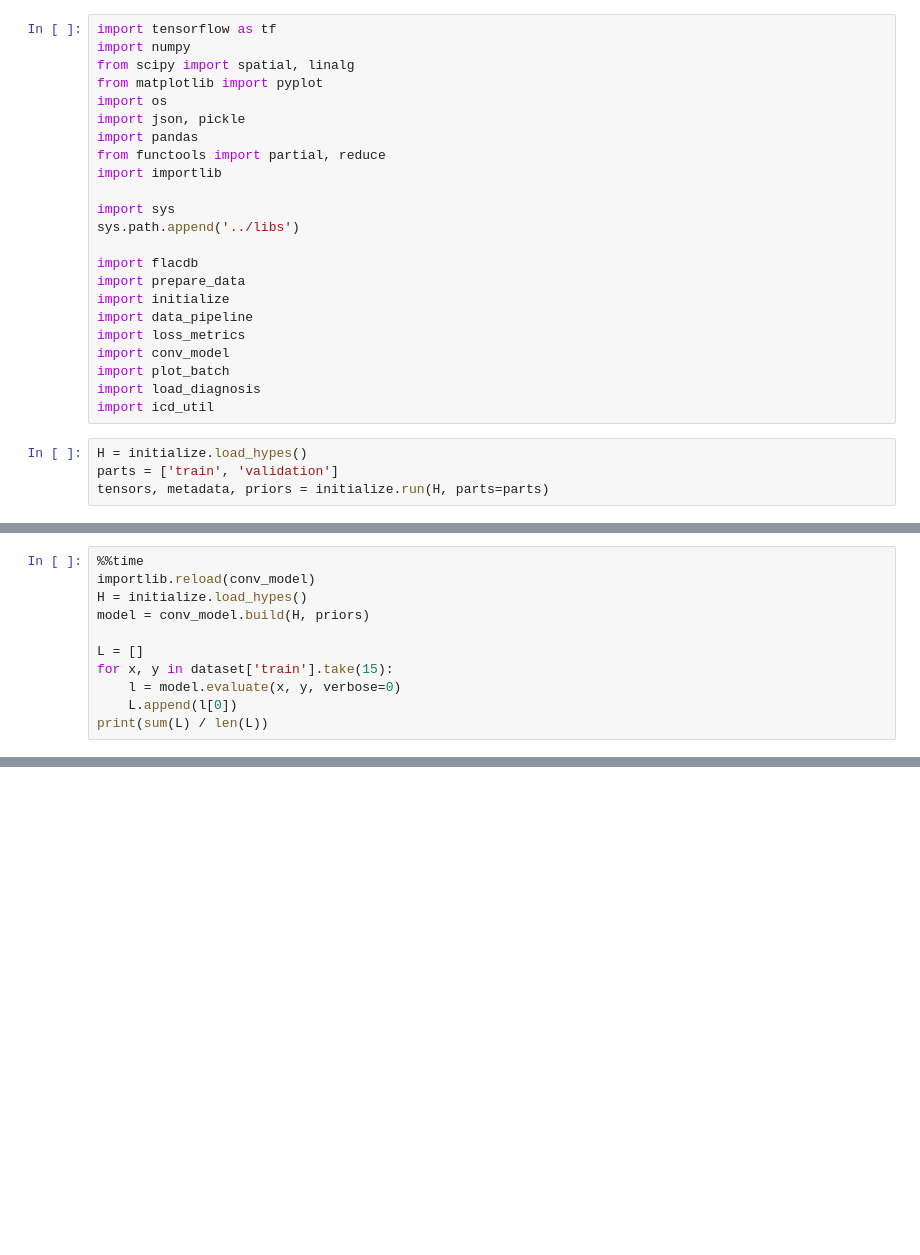
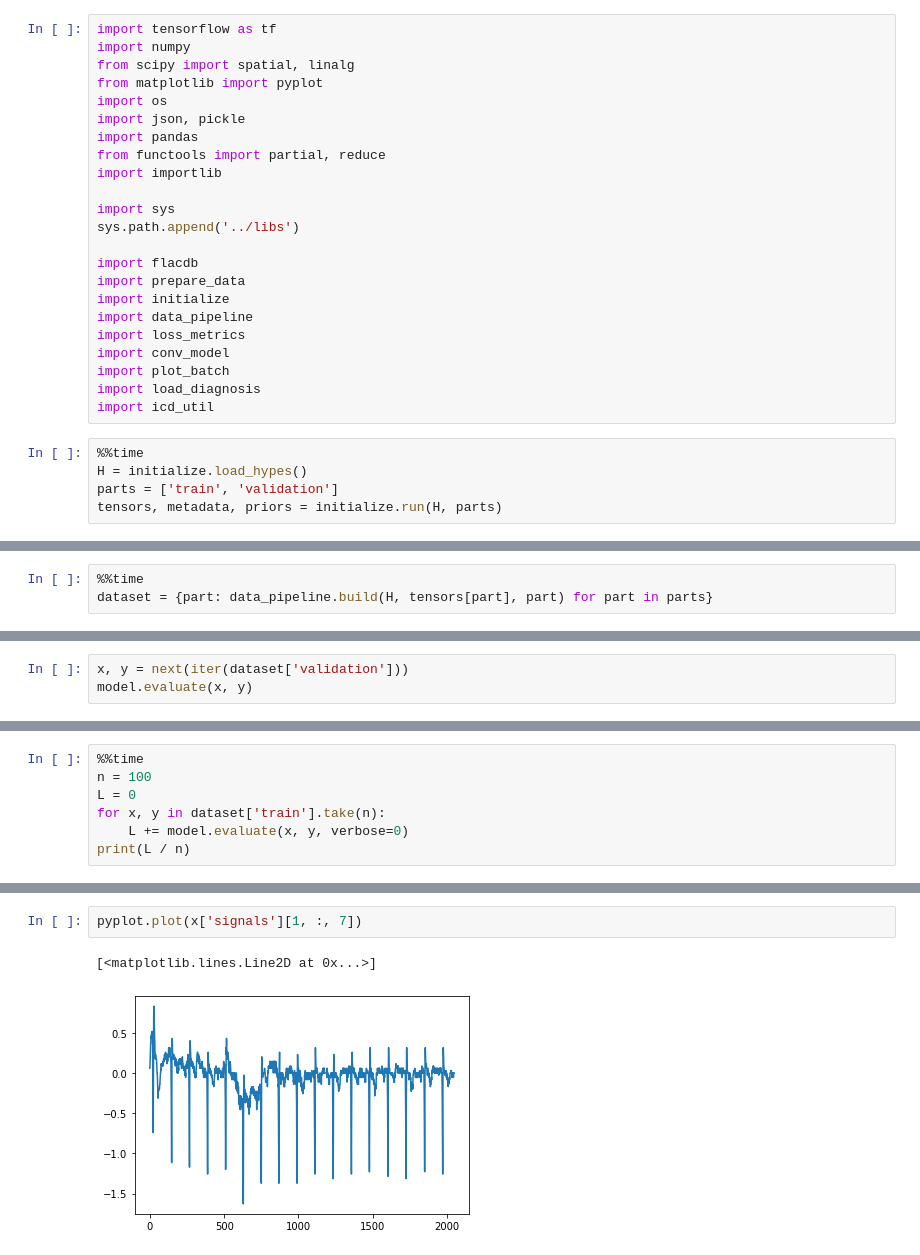
Before and after one commit to kuprel/blood-pressure, a Jupyter notebook: notebooks/check_initial_loss.ipynb, the cells around one changed output, grey strips where cells are left out. Saved outputs shown, nothing was run; the diff lists cells and outputs as text; blank space fills up the shorter version.

```diff
--- a/notebooks/check_initial_loss.ipynb
+++ b/notebooks/check_initial_loss.ipynb
@@ -22,6 +22,7 @@ import plot_batch
 import load_diagnosis
 import icd_util
 # %%
+%%time
 H = initialize.load_hypes()
 parts = ['train', 'validation']
-tensors, metadata, priors = initialize.run(H, parts=parts)
+tensors, metadata, priors = initialize.run(H, parts)
@@ -27,0 +32,3 @@ tensors, metadata, priors = initialize.run(H, parts=parts)
+# %%
+%%time
+dataset = {part: data_pipeline.build(H, tensors[part], part) for part in parts}
@@ -27,0 +69,3 @@ tensors, metadata, priors = initialize.run(H, parts=parts)
+# %%
+x, y = next(iter(dataset['validation']))
+model.evaluate(x, y)
@@ -28,12 +75,8 @@ tensors, metadata, priors = initialize.run(H, parts=parts)
 # %%
 %%time
-importlib.reload(conv_model)
-H = initialize.load_hypes()
-model = conv_model.build(H, priors)
-
-L = []
-for x, y in dataset['train'].take(15):
-    l = model.evaluate(x, y, verbose=0)
-    L.append(l[0])
-print(sum(L) / len(L))
+n = 100
+L = 0
+for x, y in dataset['train'].take(n):
+    L += model.evaluate(x, y, verbose=0)
+print(L / n)
 # %% [output]
@@ -42,0 +99,5 @@ Wall time: 35 s
+# %%
+pyplot.plot(x['signals'][1, :, 7])
+# %% [output]
+[<matplotlib.lines.Line2D at 0x...>]
+[figure, added]
```
Also changed, not shown: parts of 10 cells of this notebook, 27 other files.
